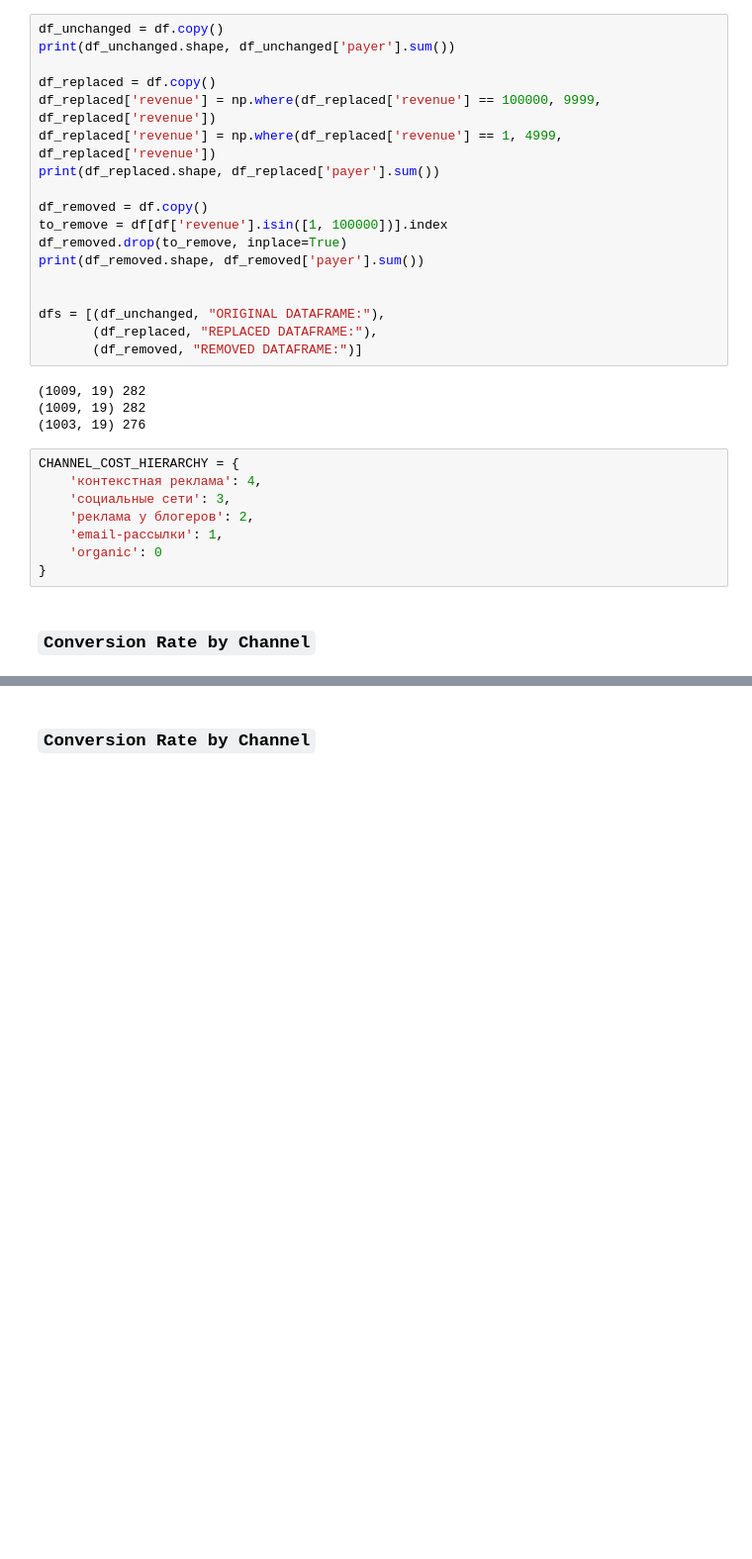
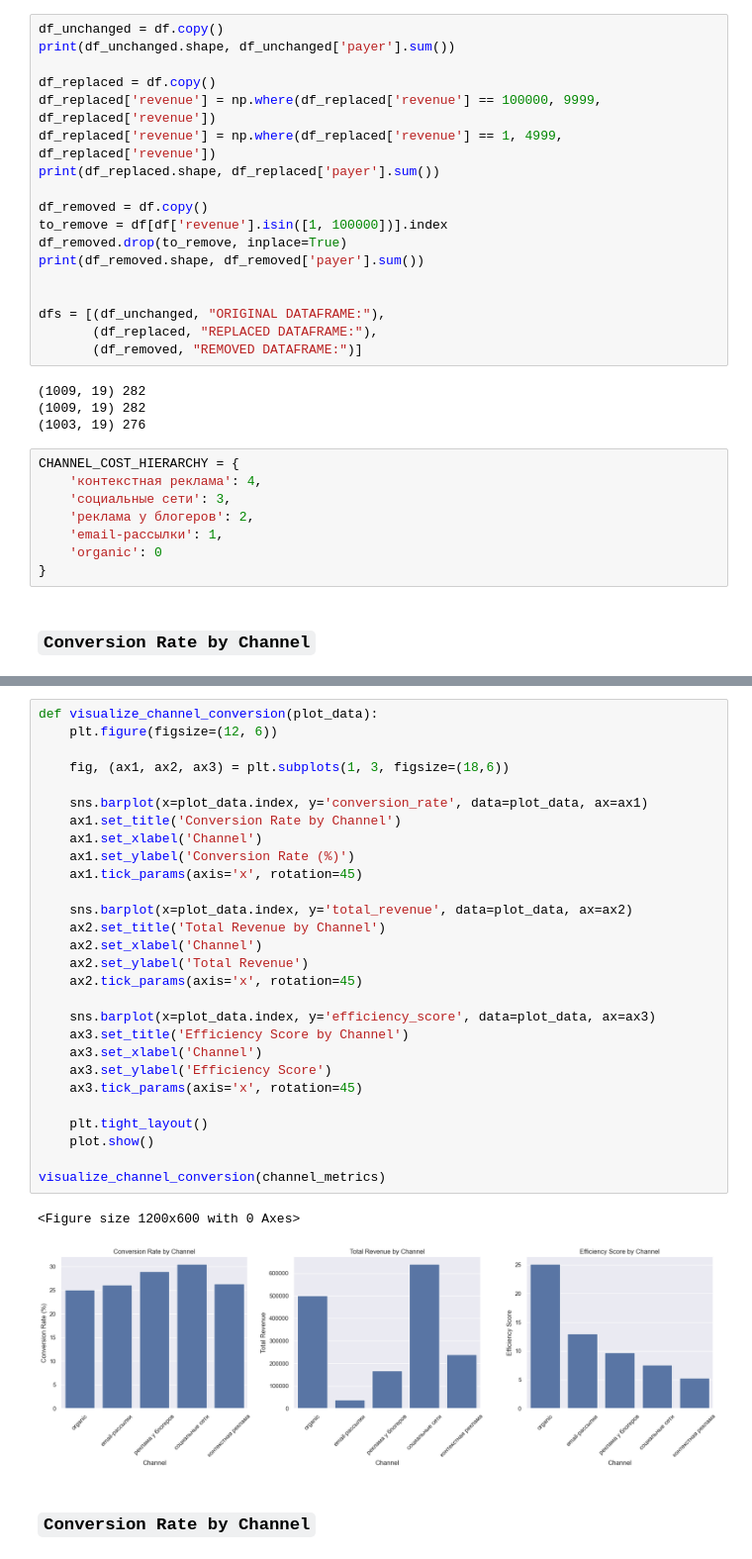
Before and after one commit to abrormaksudov/data_analysis_yl, a Jupyter notebook: go_6.ipynb, the cells around one changed output, grey strips where cells are left out. Shown: that part at 99% size. Drawn from its saved outputs; the diff is of its cells as text; blank space fills up the shorter version.

```diff
--- a/go_6.ipynb
+++ b/go_6.ipynb
@@ -109,3 +88,34 @@ analyze_channel_conversion(df_replaced)
+# %%
+def visualize_channel_conversion(plot_data):
+    plt.figure(figsize=(12, 6))
+
+    fig, (ax1, ax2, ax3) = plt.subplots(1, 3, figsize=(18,6))
+
+    sns.barplot(x=plot_data.index, y='conversion_rate', data=plot_data, ax=ax1)
+    ax1.set_title('Conversion Rate by Channel')
+    ax1.set_xlabel('Channel')
+    ax1.set_ylabel('Conversion Rate (%)')
+    ax1.tick_params(axis='x', rotation=45)
+
+    sns.barplot(x=plot_data.index, y='total_revenue', data=plot_data, ax=ax2)
+    ax2.set_title('Total Revenue by Channel')
+    ax2.set_xlabel('Channel')
+    ax2.set_ylabel('Total Revenue')
+    ax2.tick_params(axis='x', rotation=45)
+
+    sns.barplot(x=plot_data.index, y='efficiency_score', data=plot_data, ax=ax3)
+    ax3.set_title('Efficiency Score by Channel')
+    ax3.set_xlabel('Channel')
+    ax3.set_ylabel('Efficiency Score')
+    ax3.tick_params(axis='x', rotation=45)
+
+    plt.tight_layout()
+    plot.show()
+
+visualize_channel_conversion(channel_metrics)
+# %% [output]
+<Figure size 1200x600 with 0 Axes>
+[figure, added]
 # %% [markdown]
 ### `Conversion Rate by Channel`
 # %%
```
Also changed, not shown: parts of 8 cells of this notebook, 9 other files.
